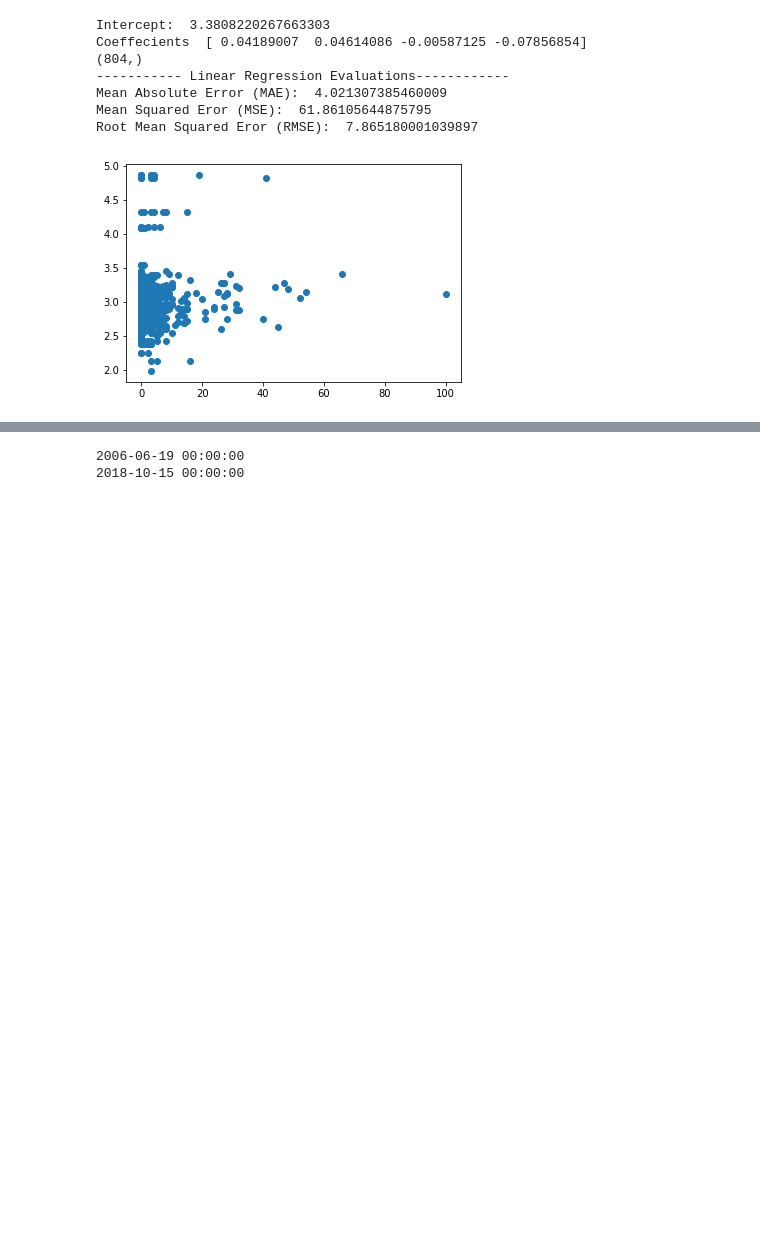
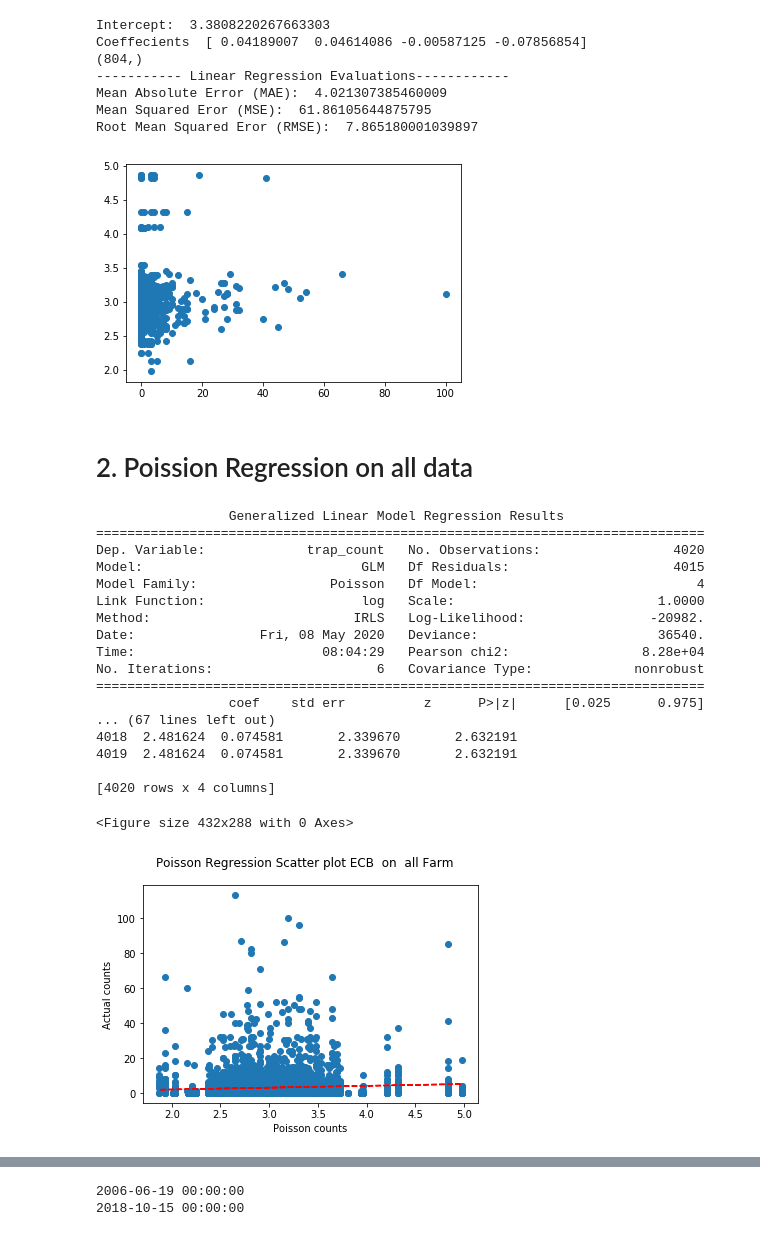
Before and after one commit to ramgautam06/CS898-Masters-Project, a Jupyter notebook: RamGautam_Project.ipynb, the cells around one changed output, grey strips where cells are left out. Cells and saved outputs as stored; diff of their text form; code cells hidden in the pictures; blank space fills up the shorter version.

```diff
--- a/RamGautam_Project.ipynb
+++ b/RamGautam_Project.ipynb
@@ -1941,3 +1004,27 @@ Mean Absolute Error (MAE):  4.021307385460009
 Mean Squared Eror (MSE):  61.86105644875795
 Root Mean Squared Eror (RMSE):  7.865180001039897
 [figure]
+# %% [markdown]
+# 2. Poission Regression on all data
+# %%
+df_ECB_final = Poisson_Regression(df_ECB_final," ECB ", " all ")
+# %% [output]
+                 Generalized Linear Model Regression Results
+==============================================================================
+Dep. Variable:             trap_count   No. Observations:                 4020
+Model:                            GLM   Df Residuals:                     4015
+Model Family:                 Poisson   Df Model:                            4
+Link Function:                    log   Scale:                          1.0000
+Method:                          IRLS   Log-Likelihood:                -20982.
+Date:                Fri, 08 May 2020   Deviance:                       36540.
+Time:                        08:04:29   Pearson chi2:                 8.28e+04
+No. Iterations:                     6   Covariance Type:             nonrobust
+==============================================================================
+                 coef    std err          z      P>|z|      [0.025      0.975]
+... (67 lines left out)
+4018  2.481624  0.074581       2.339670       2.632191
+4019  2.481624  0.074581       2.339670       2.632191
+
+[4020 rows x 4 columns]
+<Figure size 432x288 with 0 Axes>
+[figure, added]
```
Also changed, not shown: parts of 192 cells of this notebook, 4 other files.
